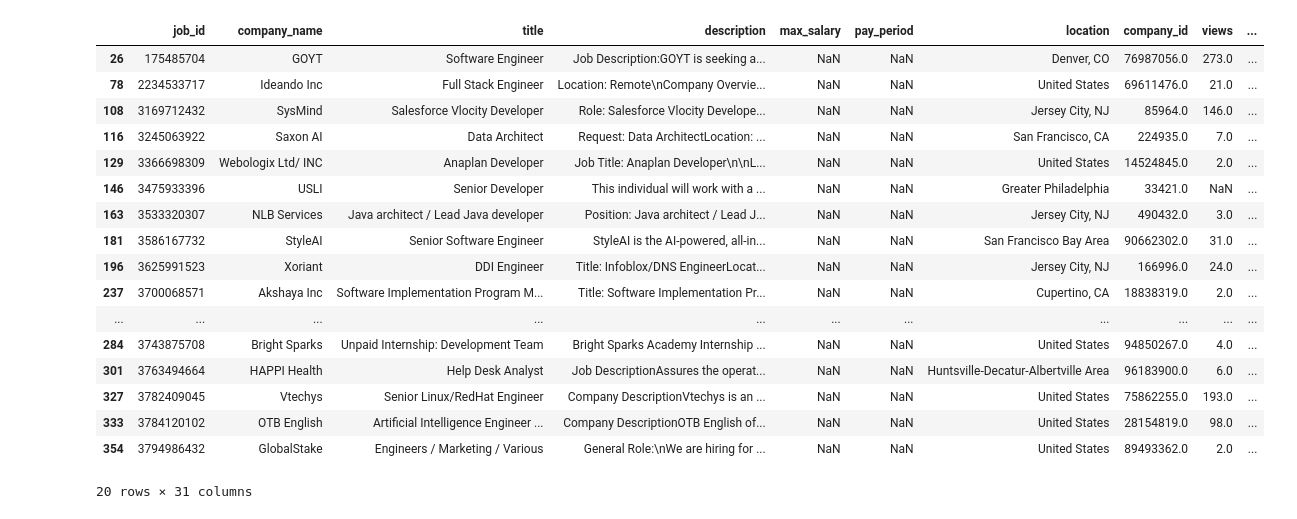
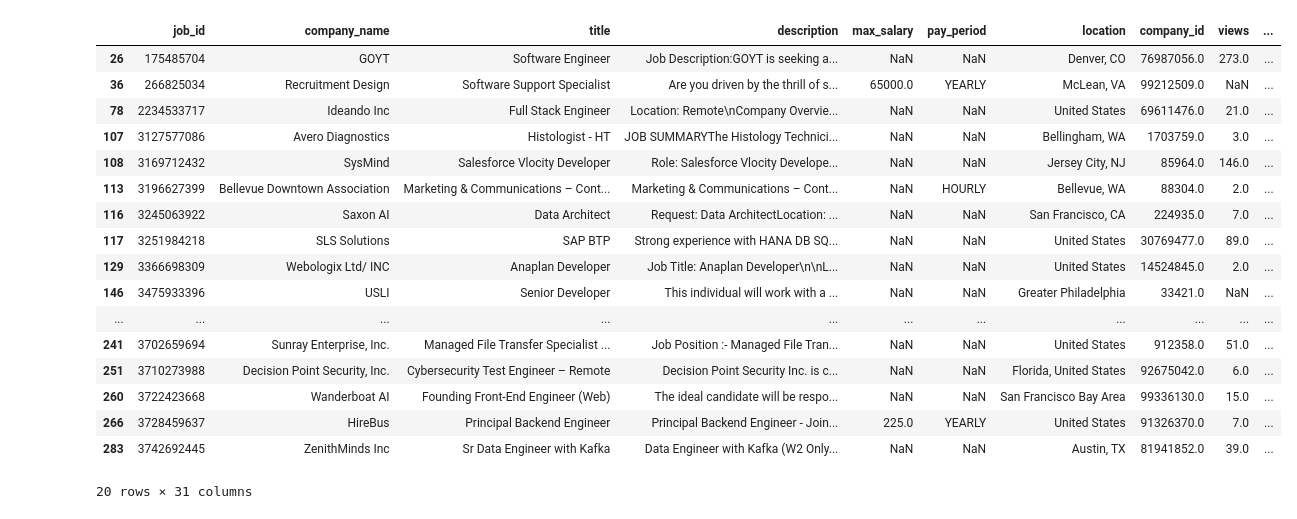
Before and after one commit to nghiax4/JobPostingAnalysis, a Jupyter notebook: Minh/main.ipynb, the cells around one changed output. Saved outputs shown, nothing was run; the diff lists cells and outputs as text; code cells hidden in the pictures.

```diff
--- a/Minh/main.ipynb
+++ b/Minh/main.ipynb
@@ -19,47 +19,47 @@ programming_languages = [
     "React", "Angular", "Vue", "Node.js", "Express", "Flask", "Django", "Spring", "Ruby on Rails",
     "TensorFlow", "PyTorch", "Keras", "Scikit-learn", "Pandas", "NumPy", "SciPy", "Matplotlib",
     "Kubernetes", "Docker", "Jenkins", "Travis CI", "GitLab CI", "GitLab", "GitHub", "Git",
     "AWS", "Azure", "Google Cloud", "GCP", "Heroku", "DigitalOcean", "Firebase", "Netlify",
     "Linux", "Unix", "Windows", "macOS", "iOS", "Android", "Raspberry Pi", "Arduino", "ESP32",
     "REST", "GraphQL", "gRPC", "SOAP", "WebSockets", "OAuth", "JWT", "OpenID", "SAML",
     "Agile", "Scrum", "Kanban", "XP", "Pair Programming", "TDD", "BDD", "CI/CD",
 ]
 
 # Define additional tech-related keywords
 tech_keywords = [
     "data science", "data analytics", 'machine learning', 'deep learning', 'artificial intelligence', "frontend", 'backend', 'git', 'api', 'apis', 'json', 'sdk', 'developer'
 ]
 
 # Combine programming languages and tech-related keywords
 combined_keywords = programming_languages + tech_keywords
 
 # Convert the combined list into a regex pattern ensuring whole-word matches
 pattern = r"\b(?:{})\b".format("|".join(combined_keywords))
 
 # Count matches in title and description
 df["match_count"] = df["title"].str.count(pattern, flags=re.IGNORECASE).fillna(0) + \
                     df["description"].str.count(pattern, flags=re.IGNORECASE).fillna(0)
 
 # Filter jobs that match at least 2 of the combined keywords
-tech_postings = df[df["match_count"] >= 3].drop(columns=["match_count"])
+tech_postings = df[df["match_count"] >= 2].drop(columns=["match_count"])
 
 tech_postings.head(20)
 # %% [output]
 |  | job_id | company_name | title | description | max_salary | pay_period | location | company_id | views | ... |
 | 26 | 175485704 | GOYT | Software Engineer | Job Description:GOYT is seeking a... | NaN | NaN | Denver, CO | 76987056.0 | 273.0 | ... |
+| 36 | 266825034 | Recruitment Design | Software Support Specialist | Are you driven by the thrill of s... | 65000.0 | YEARLY | McLean, VA | 99212509.0 | NaN | ... |
 | 78 | 2234533717 | Ideando Inc | Full Stack Engineer | Location: Remote\nCompany Overvie... | NaN | NaN | United States | 69611476.0 | 21.0 | ... |
+| 107 | 3127577086 | Avero Diagnostics | Histologist - HT | JOB SUMMARYThe Histology Technici... | NaN | NaN | Bellingham, WA | 1703759.0 | 3.0 | ... |
 | 108 | 3169712432 | SysMind | Salesforce Vlocity Developer | Role: Salesforce Vlocity Develope... | NaN | NaN | Jersey City, NJ | 85964.0 | 146.0 | ... |
+| 113 | 3196627399 | Bellevue Downtown Association | Marketing & Communications – Cont... | Marketing & Communications – Cont... | NaN | HOURLY | Bellevue, WA | 88304.0 | 2.0 | ... |
 | 116 | 3245063922 | Saxon AI | Data Architect | Request: Data ArchitectLocation: ... | NaN | NaN | San Francisco, CA | 224935.0 | 7.0 | ... |
+| 117 | 3251984218 | SLS Solutions | SAP BTP | Strong experience with HANA DB SQ... | NaN | NaN | United States | 30769477.0 | 89.0 | ... |
 | 129 | 3366698309 | Webologix Ltd/ INC | Anaplan Developer | Job Title: Anaplan Developer\n\nL... | NaN | NaN | United States | 14524845.0 | 2.0 | ... |
 | 146 | 3475933396 | USLI | Senior Developer | This individual will work with a ... | NaN | NaN | Greater Philadelphia | 33421.0 | NaN | ... |
-| 163 | 3533320307 | NLB Services | Java architect / Lead Java developer | Position: Java architect / Lead J... | NaN | NaN | Jersey City, NJ | 490432.0 | 3.0 | ... |
-| 181 | 3586167732 | StyleAI | Senior Software Engineer | StyleAI is the AI-powered, all-in... | NaN | NaN | San Francisco Bay Area | 90662302.0 | 31.0 | ... |
-| 196 | 3625991523 | Xoriant | DDI Engineer | Title: Infoblox/DNS EngineerLocat... | NaN | NaN | Jersey City, NJ | 166996.0 | 24.0 | ... |
-| 237 | 3700068571 | Akshaya Inc | Software Implementation Program M... | Title: Software Implementation Pr... | NaN | NaN | Cupertino, CA | 18838319.0 | 2.0 | ... |
 | ... | ... | ... | ... | ... | ... | ... | ... | ... | ... | ... |
-| 284 | 3743875708 | Bright Sparks | Unpaid Internship: Development Team | Bright Sparks Academy Internship ... | NaN | NaN | United States | 94850267.0 | 4.0 | ... |
-| 301 | 3763494664 | HAPPI Health | Help Desk Analyst | Job DescriptionAssures the operat... | NaN | NaN | Huntsville-Decatur-Albertville Area | 96183900.0 | 6.0 | ... |
-| 327 | 3782409045 | Vtechys | Senior Linux/RedHat Engineer | Company DescriptionVtechys is an ... | NaN | NaN | United States | 75862255.0 | 193.0 | ... |
-| 333 | 3784120102 | OTB English | Artificial Intelligence Engineer ... | Company DescriptionOTB English of... | NaN | NaN | United States | 28154819.0 | 98.0 | ... |
-| 354 | 3794986432 | GlobalStake | Engineers / Marketing / Various | General Role:\nWe are hiring for ... | NaN | NaN | United States | 89493362.0 | 2.0 | ... |
+| 241 | 3702659694 | Sunray Enterprise, Inc. | Managed File Transfer Specialist ... | Job Position :- Managed File Tran... | NaN | NaN | United States | 912358.0 | 51.0 | ... |
+| 251 | 3710273988 | Decision Point Security, Inc. | Cybersecurity Test Engineer – Remote | Decision Point Security Inc. is c... | NaN | NaN | Florida, United States | 92675042.0 | 6.0 | ... |
+| 260 | 3722423668 | Wanderboat AI | Founding Front-End Engineer (Web) | The ideal candidate will be respo... | NaN | NaN | San Francisco Bay Area | 99336130.0 | 15.0 | ... |
+| 266 | 3728459637 | HireBus | Principal Backend Engineer | Principal Backend Engineer - Join... | 225.0 | YEARLY | United States | 91326370.0 | 7.0 | ... |
+| 283 | 3742692445 | ZenithMinds Inc | Sr Data Engineer with Kafka | Data Engineer with Kafka (W2 Only... | NaN | NaN | Austin, TX | 81941852.0 | 39.0 | ... |
 20 rows × 31 columns
```
Also changed, not shown: parts of 6 cells of this notebook, 27 other files.
